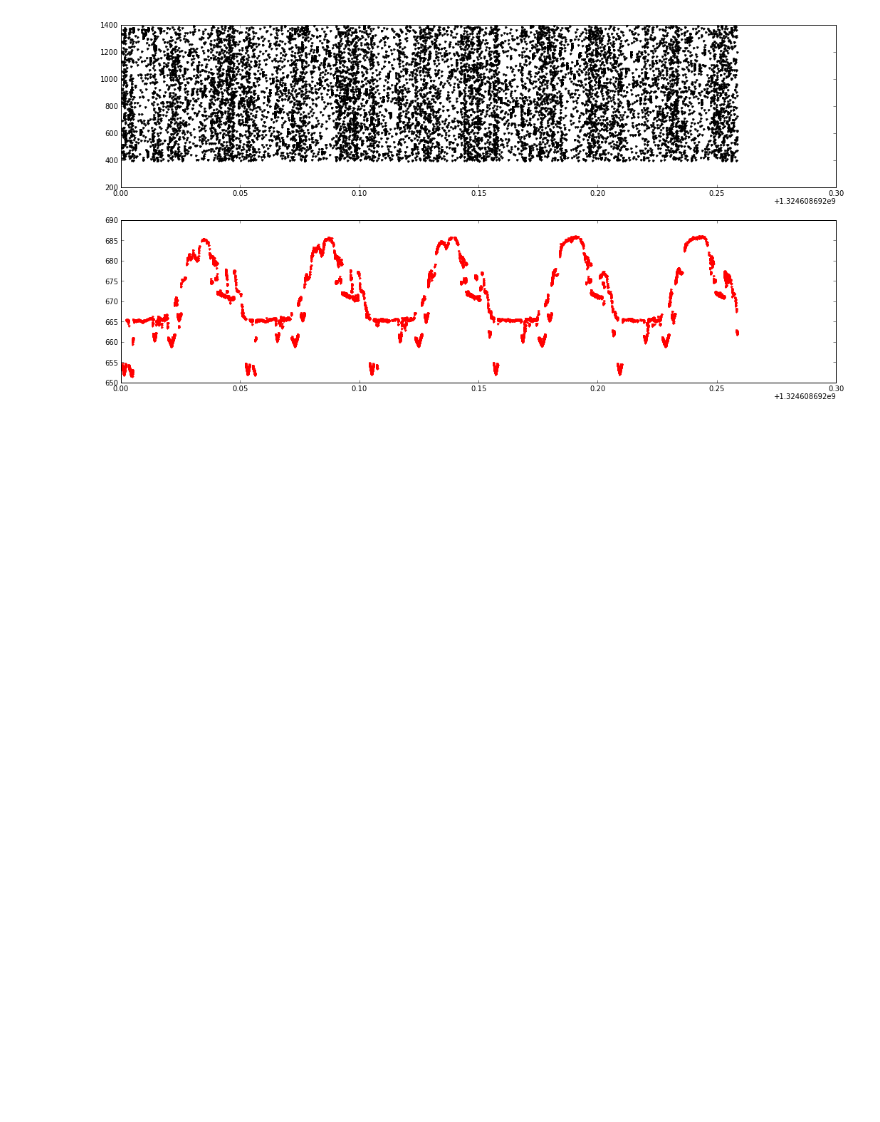
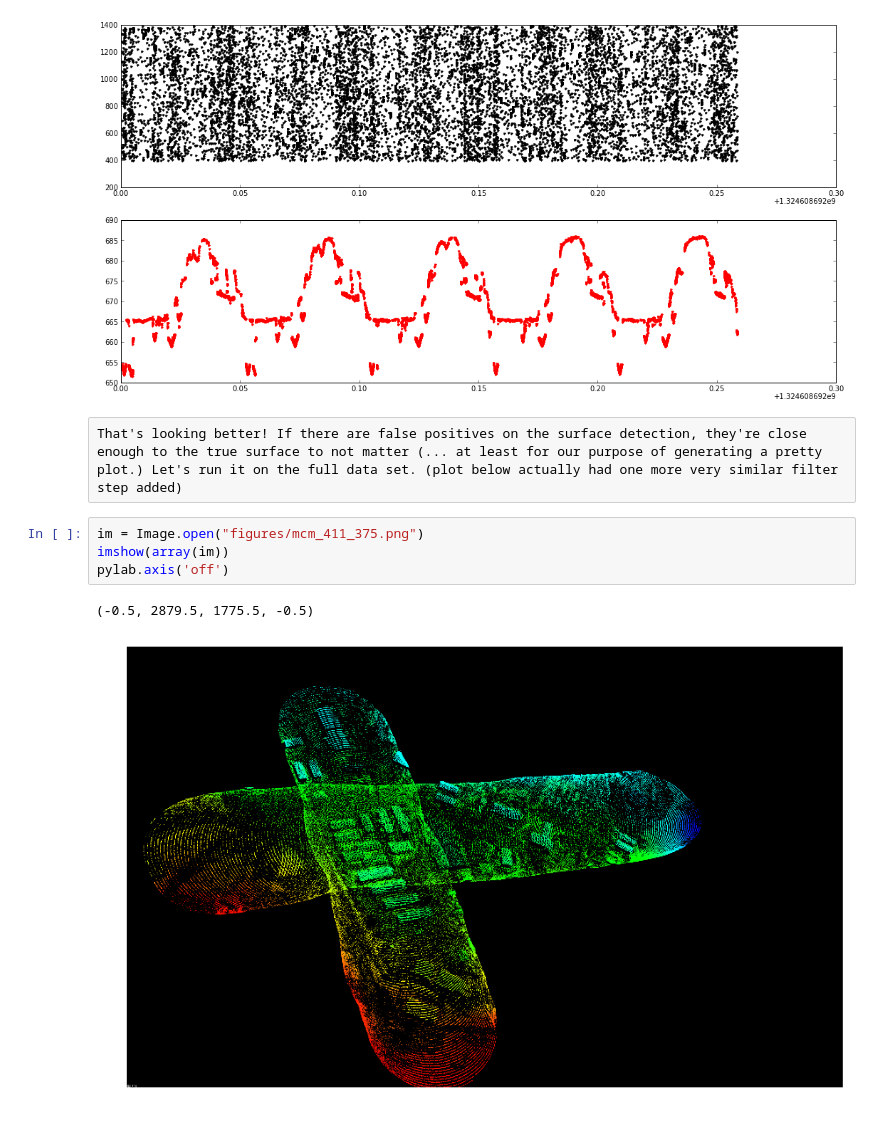
Before and after one commit to thomasballinger/hs-presentations, a Jupyter notebook: Generators/Generators.ipynb, the cells around one changed output. Cells and saved outputs as stored; diff of their text form; blank space fills up the shorter version.

```diff
--- a/Generators/Generators.ipynb
+++ b/Generators/Generators.ipynb
@@ -184,3 +242,12 @@ def two_pass(filename):
 two_pass(mcmurdo_filename)
 # %% [output]
 [figure]
+# %% [raw]
+That's looking better! If there are false positives on the surface detection, they're close enough to the true surface to not matter (... at least for our purpose of generating a pretty plot.) Let's run it on the full data set. (plot below actually had one more very similar filter step added)
+# %%
+im = Image.open("figures/mcm_411_375.png")
+imshow(array(im))
+pylab.axis('off')
+# %% [output]
+(-0.5, 2879.5, 1775.5, -0.5)
+[figure, added]
```
Also changed, not shown: parts of 35 cells of this notebook.
